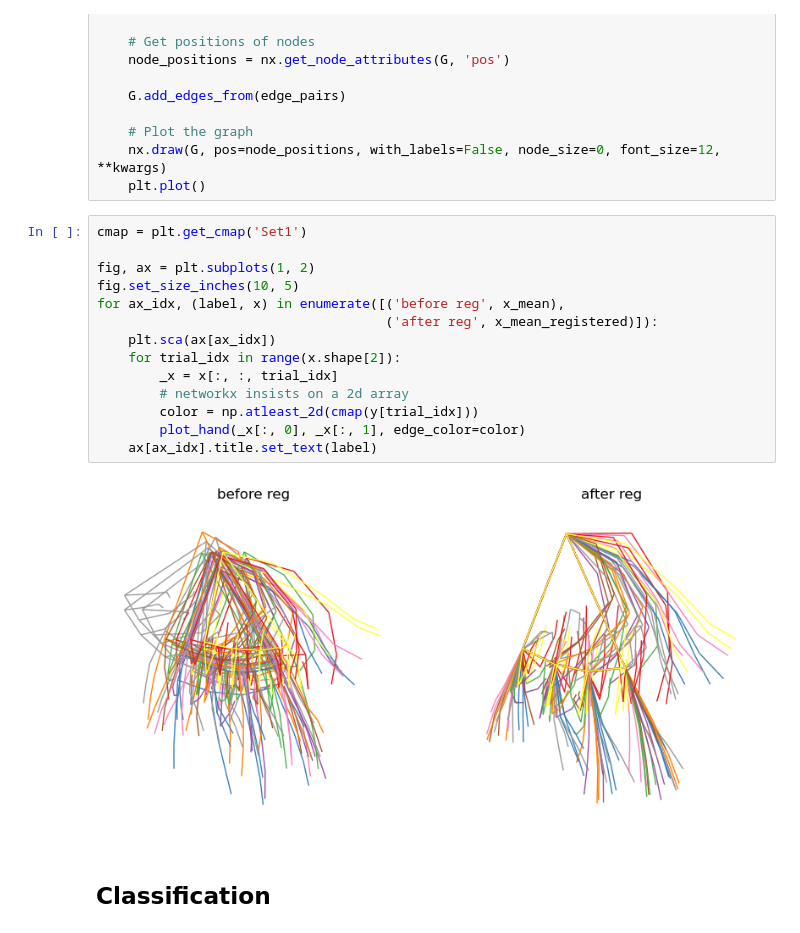
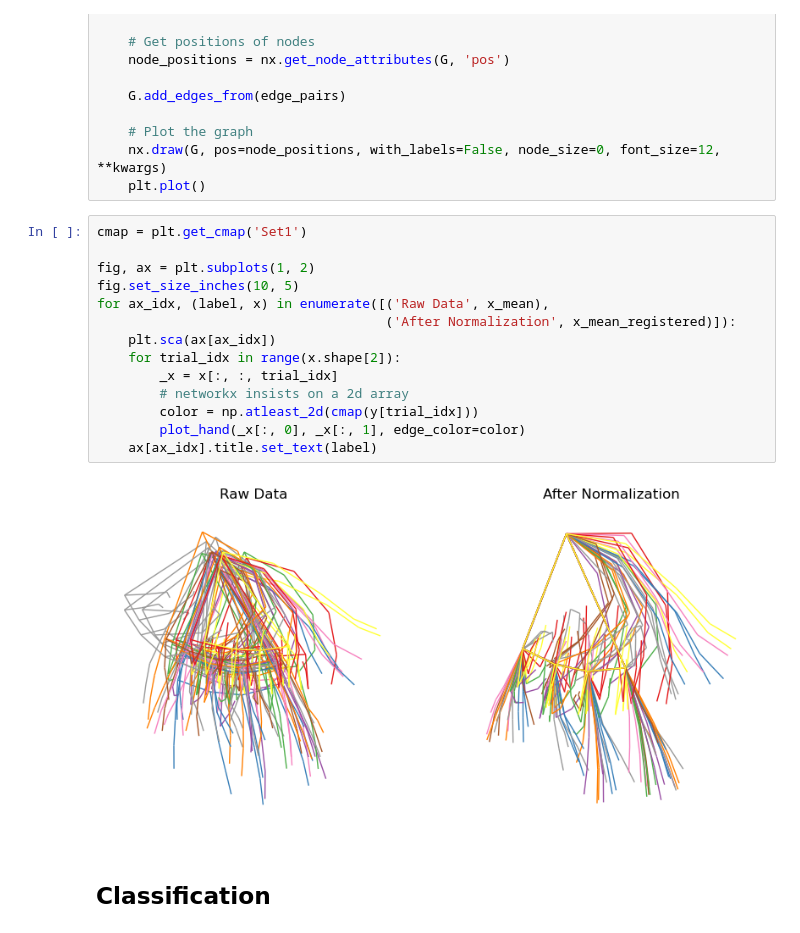
Before and after one commit to erica-sammarco/hand-symbol-project, a Jupyter notebook: experiment/stage2.ipynb, the cells around one changed output. Saved outputs shown, nothing was run; the diff lists cells and outputs as text.

```diff
--- a/experiment/stage2.ipynb
+++ b/experiment/stage2.ipynb
@@ -335,19 +335,19 @@ def plot_hand(x_posisitons, y_positions, **kwargs):
 # %%
 cmap = plt.get_cmap('Set1')
 
 fig, ax = plt.subplots(1, 2)
 fig.set_size_inches(10, 5)
-for ax_idx, (label, x) in enumerate([('before reg', x_mean),
-                                     ('after reg', x_mean_registered)]):
+for ax_idx, (label, x) in enumerate([('Raw Data', x_mean),
+                                     ('After Normalization', x_mean_registered)]):
     plt.sca(ax[ax_idx])
     for trial_idx in range(x.shape[2]):
         _x = x[:, :, trial_idx]
         # networkx insists on a 2d array
         color = np.atleast_2d(cmap(y[trial_idx]))
         plot_hand(_x[:, 0], _x[:, 1], edge_color=color)
     ax[ax_idx].title.set_text(label)
 # %% [output]
-[figure, old version]
+[figure, new version]
 # %% [markdown]
 ## Classification
 # %%
```
Also changed, not shown: parts of 4 cells of this notebook.
